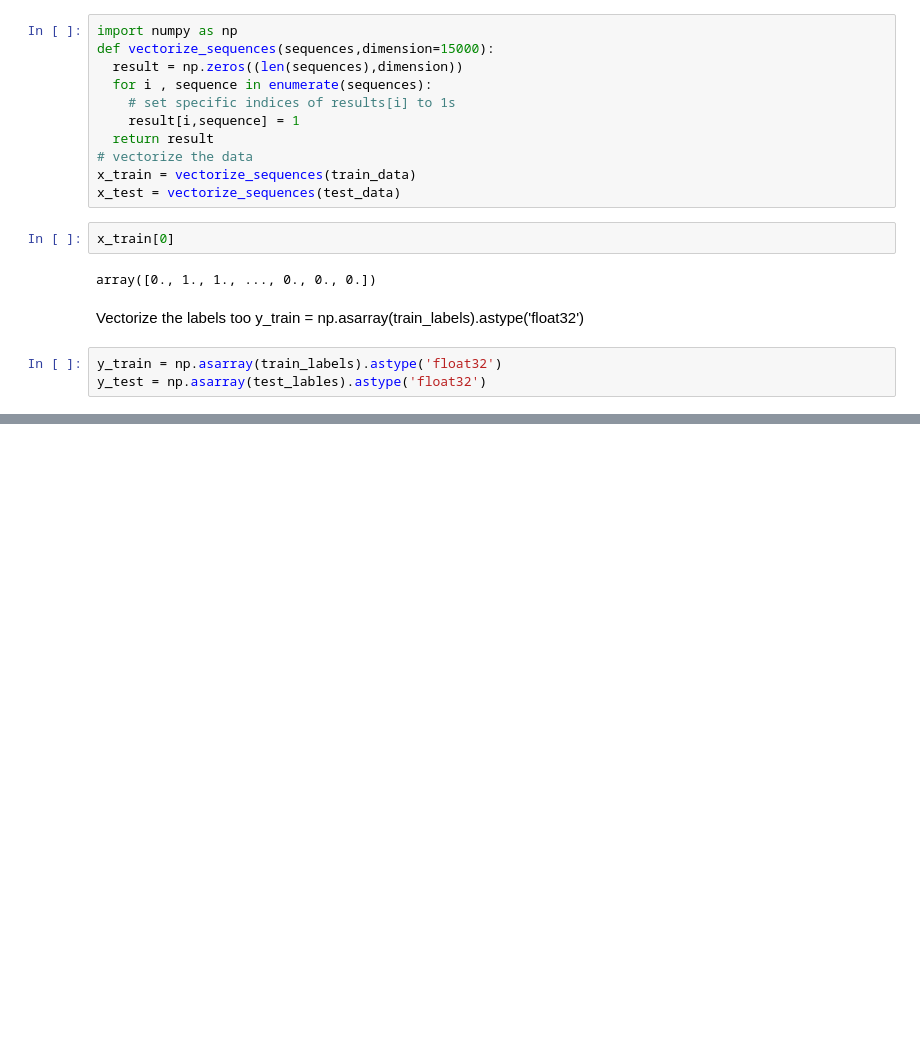
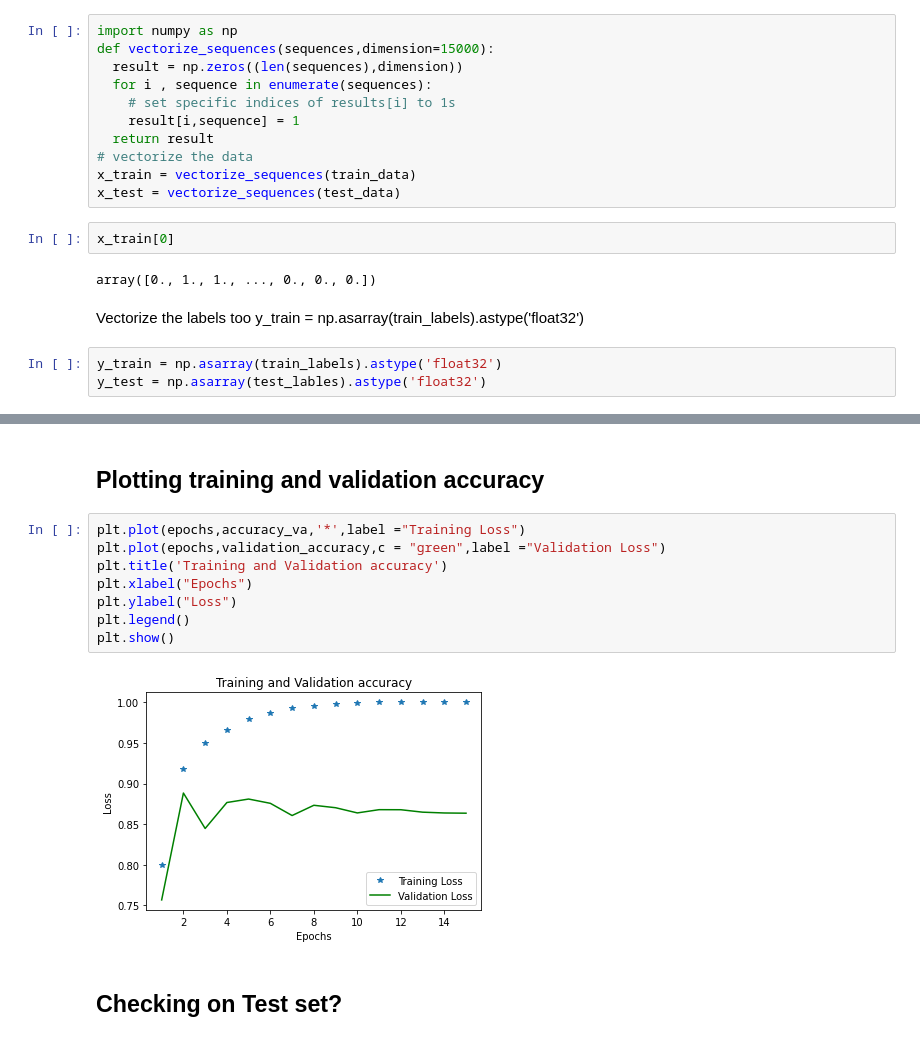
Before and after one commit to Lotfullah21/Deep_Learning_MIT-Press, a Jupyter notebook: Artificial_Neural_Networks.ipynb, the cells around one changed output, grey strips where cells are left out. Drawn from its saved outputs; the diff is of its cells as text; blank space fills up the shorter version.

```diff
--- a/Artificial_Neural_Networks.ipynb
+++ b/Artificial_Neural_Networks.ipynb
@@ -86,0 +179,14 @@ y_test = np.asarray(test_lables).astype('float32')
+# %% [markdown]
+## Plotting training and validation accuracy
+# %%
+plt.plot(epochs,accuracy_va,'*',label ="Training Loss")
+plt.plot(epochs,validation_accuracy,c = "green",label ="Validation Loss")
+plt.title('Training and Validation accuracy')
+plt.xlabel("Epochs")
+plt.ylabel("Loss")
+plt.legend()
+plt.show()
+# %% [output]
+[figure, added]
+# %% [markdown]
+## Checking on Test set?
```
Also changed, not shown: parts of 21 cells of this notebook.
